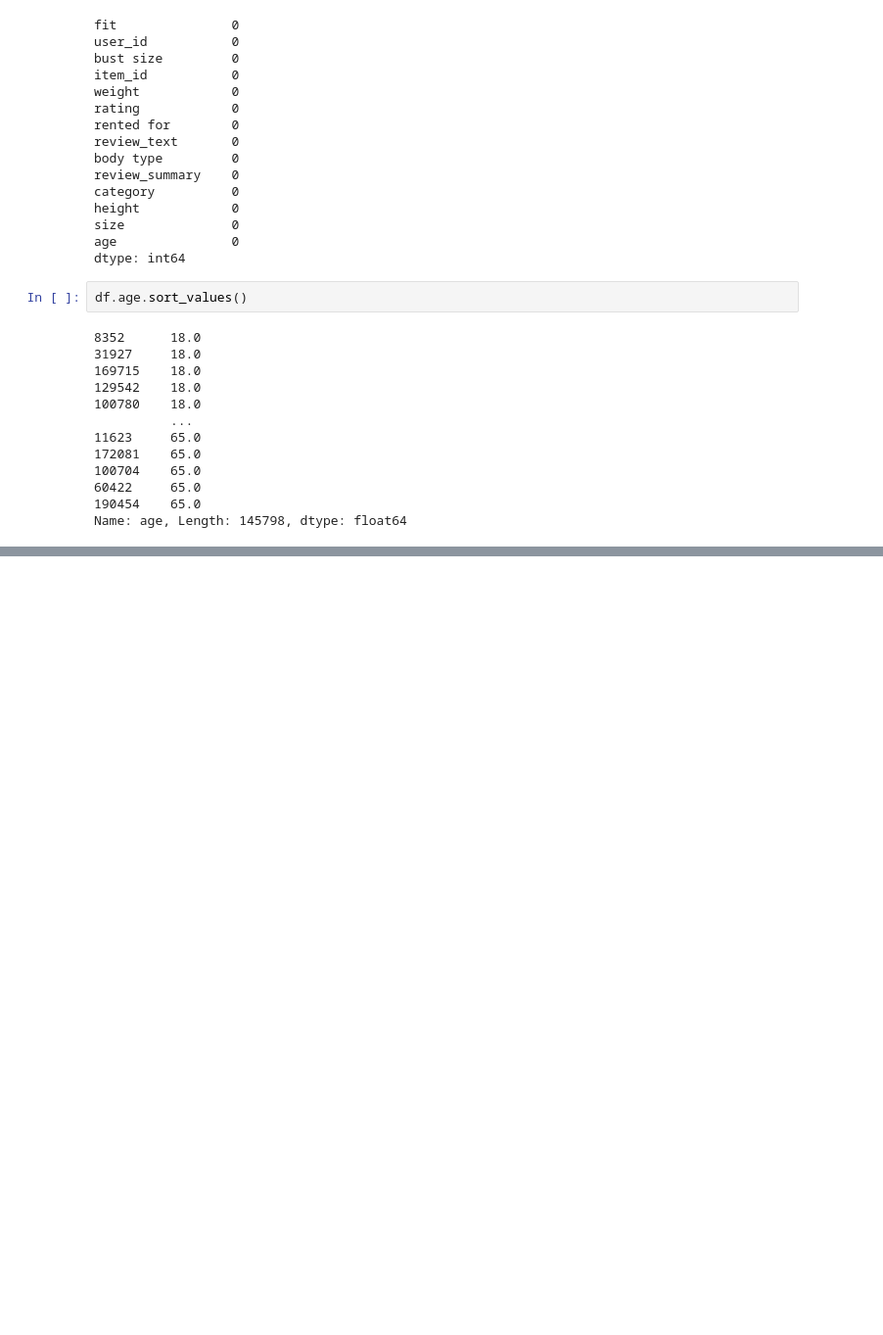
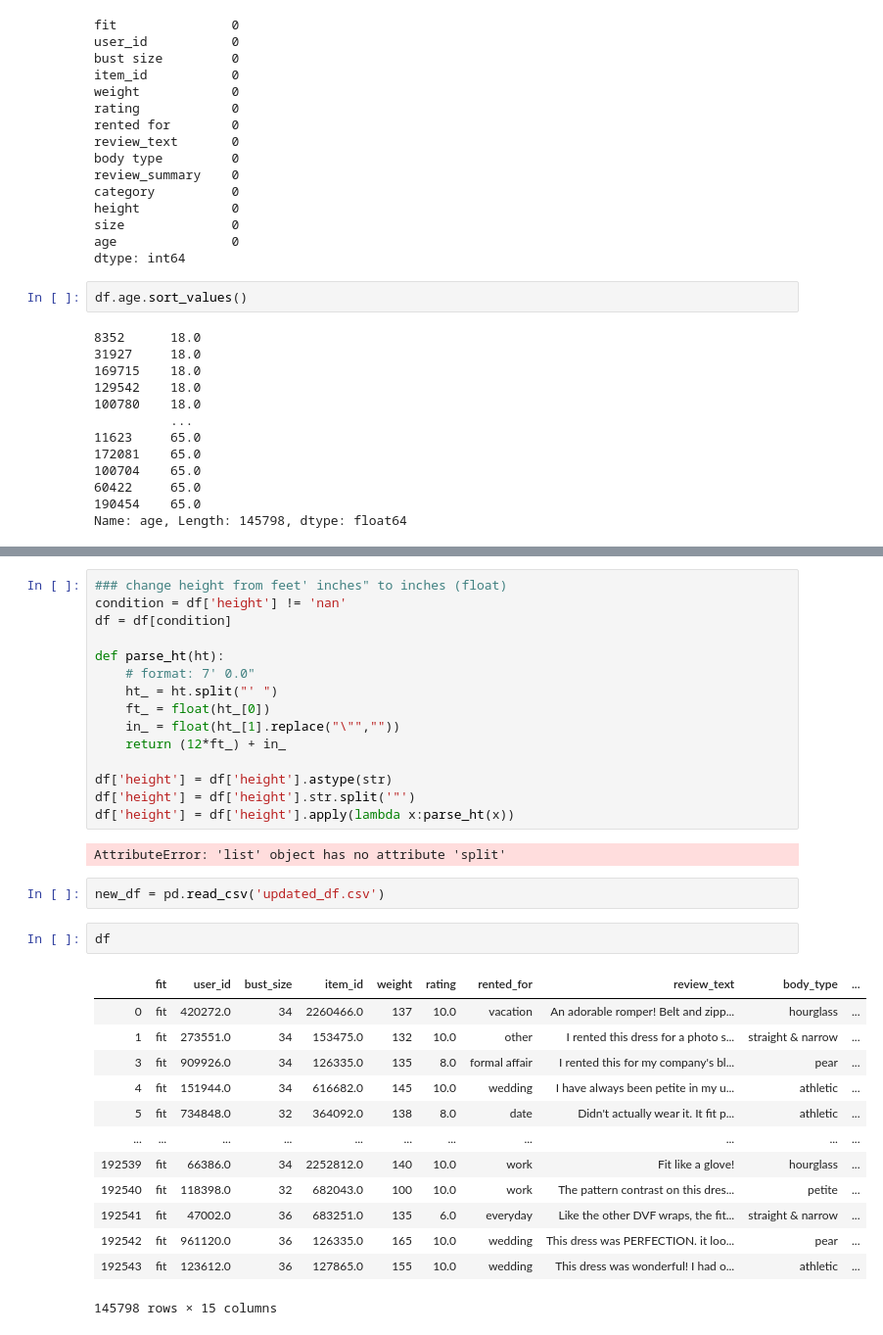
Before and after one commit to FatmaBenYedder/Recommend_The_Runway, a Jupyter notebook: RTR.ipynb, the cells around one changed output, grey strips where cells are left out. Shown at 98% size. Drawn from its saved outputs; the diff is of its cells as text; blank space fills up the shorter version.

```diff
--- a/RTR.ipynb
+++ b/RTR.ipynb
@@ -521,0 +697,35 @@ Name: age, Length: 145798, dtype: float64
+# %%
+### change height from feet' inches" to inches (float)
+condition = df['height'] != 'nan'
+df = df[condition]
+
+def parse_ht(ht):
+    # format: 7' 0.0"
+    ht_ = ht.split("' ")
+    ft_ = float(ht_[0])
+    in_ = float(ht_[1].replace("\"",""))
+    return (12*ft_) + in_
+
+df['height'] = df['height'].astype(str)
+df['height'] = df['height'].str.split('"')
+df['height'] = df['height'].apply(lambda x:parse_ht(x))
+# %% [output]
+AttributeError: 'list' object has no attribute 'split'
+# %%
+new_df = pd.read_csv('updated_df.csv')
+# %%
+df
+# %% [output]
+|  | fit | user_id | bust_size | item_id | weight | rating | rented_for | review_text | body_type | ... |
+| 0 | fit | 420272.0 | 34 | 2260466.0 | 137 | 10.0 | vacation | An adorable romper! Belt and zipp... | hourglass | ... |
+| 1 | fit | 273551.0 | 34 | 153475.0 | 132 | 10.0 | other | I rented this dress for a photo s... | straight & narrow | ... |
+| 3 | fit | 909926.0 | 34 | 126335.0 | 135 | 8.0 | formal affair | I rented this for my company's bl... | pear | ... |
+| 4 | fit | 151944.0 | 34 | 616682.0 | 145 | 10.0 | wedding | I have always been petite in my u... | athletic | ... |
+| 5 | fit | 734848.0 | 32 | 364092.0 | 138 | 8.0 | date | Didn't actually wear it. It fit p... | athletic | ... |
+| ... | ... | ... | ... | ... | ... | ... | ... | ... | ... | ... |
+| 192539 | fit | 66386.0 | 34 | 2252812.0 | 140 | 10.0 | work | Fit like a glove! | hourglass | ... |
+| 192540 | fit | 118398.0 | 32 | 682043.0 | 100 | 10.0 | work | The pattern contrast on this dres... | petite | ... |
+| 192541 | fit | 47002.0 | 36 | 683251.0 | 135 | 6.0 | everyday | Like the other DVF wraps, the fit... | straight & narrow | ... |
+| 192542 | fit | 961120.0 | 36 | 126335.0 | 165 | 10.0 | wedding | This dress was PERFECTION. it loo... | pear | ... |
+| 192543 | fit | 123612.0 | 36 | 127865.0 | 155 | 10.0 | wedding | This dress was wonderful! I had o... | athletic | ... |
+145798 rows × 15 columns
```
Also changed, not shown: parts of 14 cells of this notebook, 2 other files.
